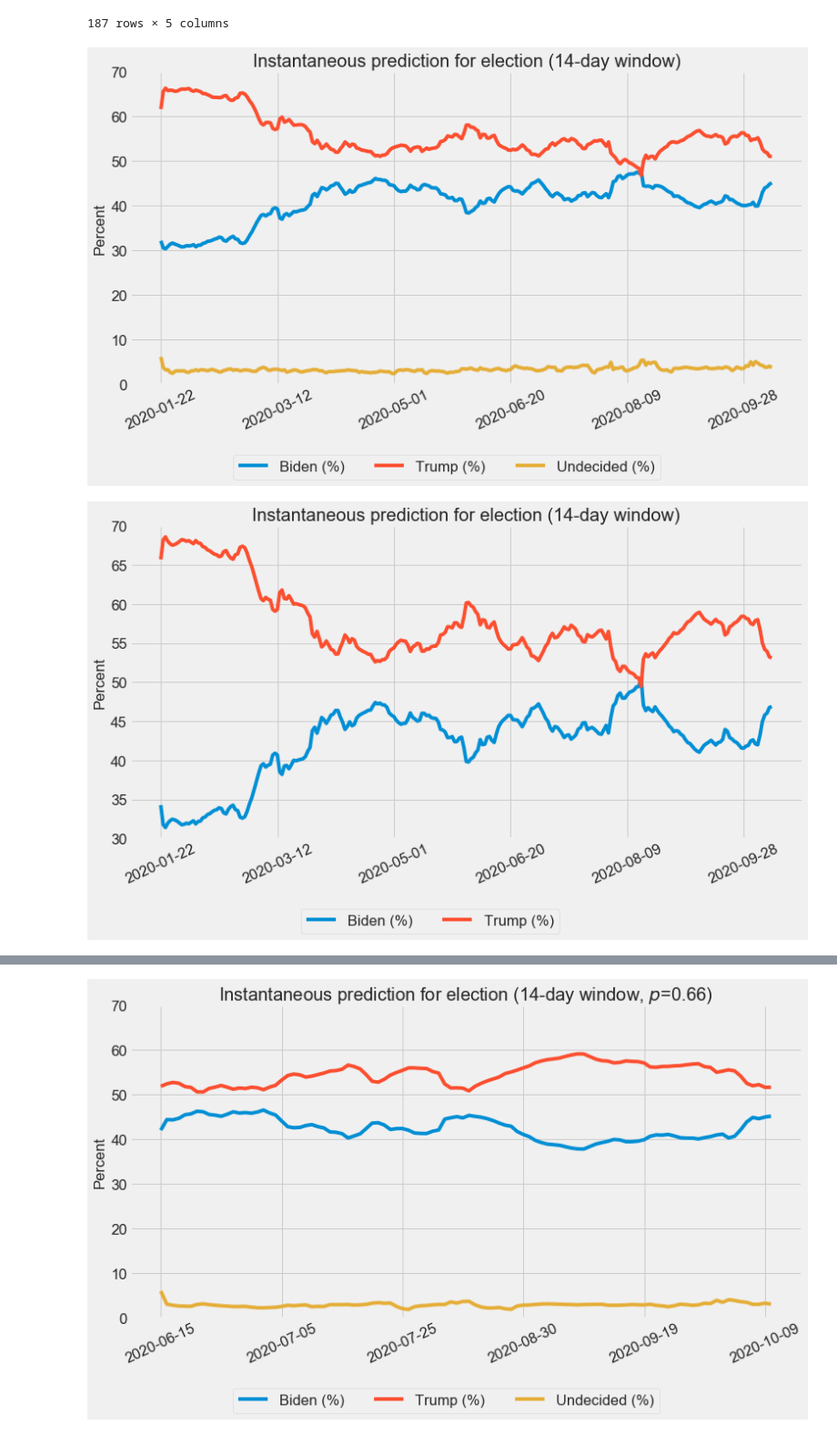
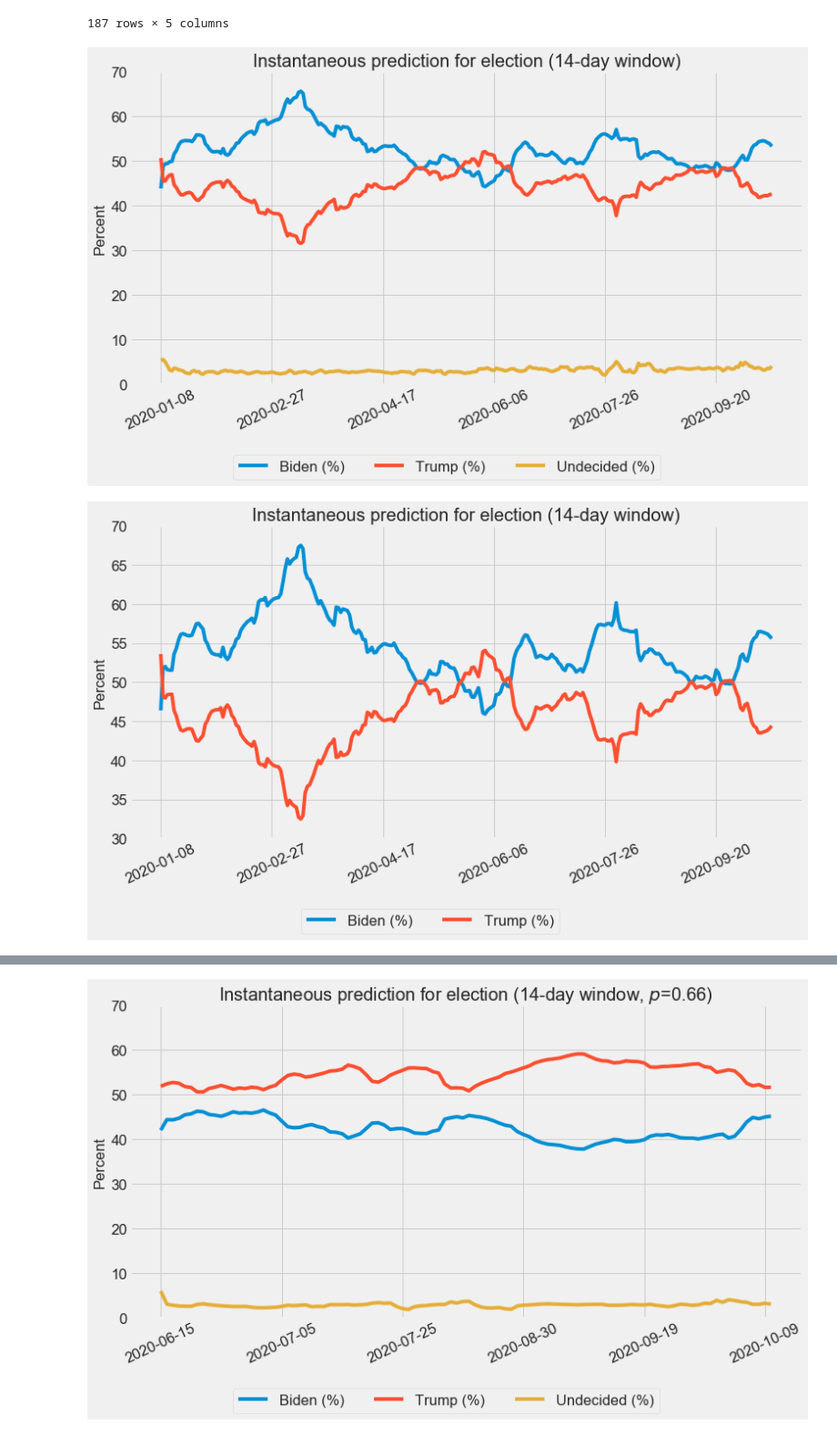
Before and after one commit to kayzhou/US_election, a Jupyter notebook: plots_paper.ipynb, the cells around one changed output, grey strips where cells are left out. Shown at 91% size. Cells and saved outputs as stored; diff of their text form; code cells hidden in the pictures.

```diff
--- a/plots_paper.ipynb
+++ b/plots_paper.ipynb
@@ -42,28 +42,28 @@ data
 | 2020-07-19 | 406456 | 568310 | 76977 | 41.697802 | 58.302198 |
 187 rows × 5 columns
 # %%
-data = pd.read_csv("data/csv/14days-from-2020-01-21-to-2020-10-10.csv").set_index("dt")
+data = pd.read_csv("data/csv/14days-from-2020-01-01-to-2020-10-15.csv").set_index("dt")
 # data = pd.read_csv("data/csv/results-14days-from-2020-01-15-to-2020-07-15.csv").set_index("dt")
 
 plt.figure(figsize=(12, 6))
 # data = data.rename(columns={'0':"Biden", '1': "Trump", "2": "Undecided"})
 data["Biden (%)"] = data["Biden"] / (data["Biden"] + data["Trump"] + data["Undecided"]) * 100
 data["Trump (%)"] = data["Trump"] / (data["Biden"] + data["Trump"] + data["Undecided"]) * 100
 data["Undecided (%)"] = data["Undecided"] / (data["Biden"] + data["Trump"] + data["Undecided"]) * 100
 data["Biden (%)"].plot()
 data["Trump (%)"].plot()
 data["Undecided (%)"].plot()
 plt.xlabel("")
 plt.ylim(0, 70)
 plt.xticks(rotation=25)
 plt.ylabel("Percent")
 plt.legend(loc=1, bbox_to_anchor=(0.8, -0.2), ncol=3, frameon=True)
 plt.title(f"Instantaneous prediction for election (14-day window)")
 plt.savefig("fig/results-14days-3.png",
             dpi=300, bbox_inches ='tight')
 plt.show()
 # %% [output]
-[figure, old version]
+[figure, new version]
 # %%
 plt.figure(figsize=(12, 6))
 
@@ -81,5 +81,5 @@ plt.savefig("fig/results-14days-2.png",
             dpi=300, bbox_inches ='tight')
 plt.show()
 # %% [output]
-[figure, old version]
+[figure, new version]
 # %%
```
Also changed, not shown: parts of 2 cells of this notebook, 1 other file.
